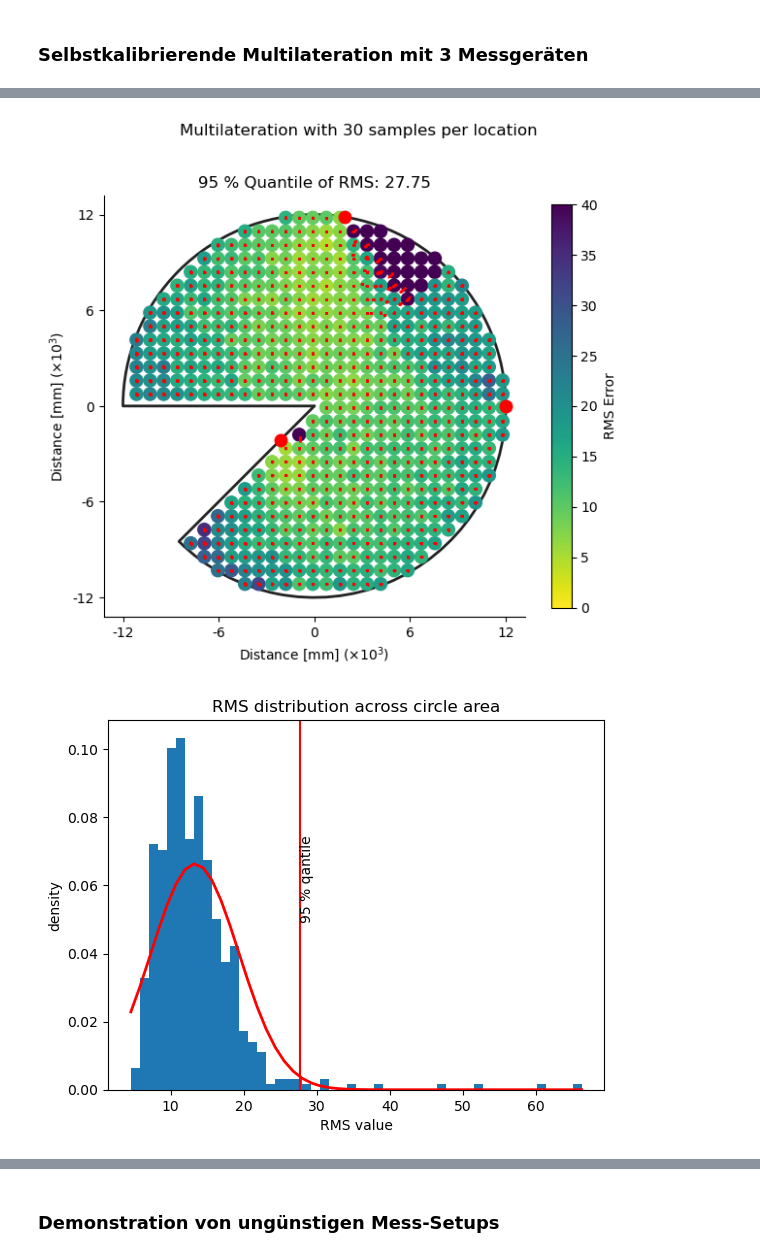
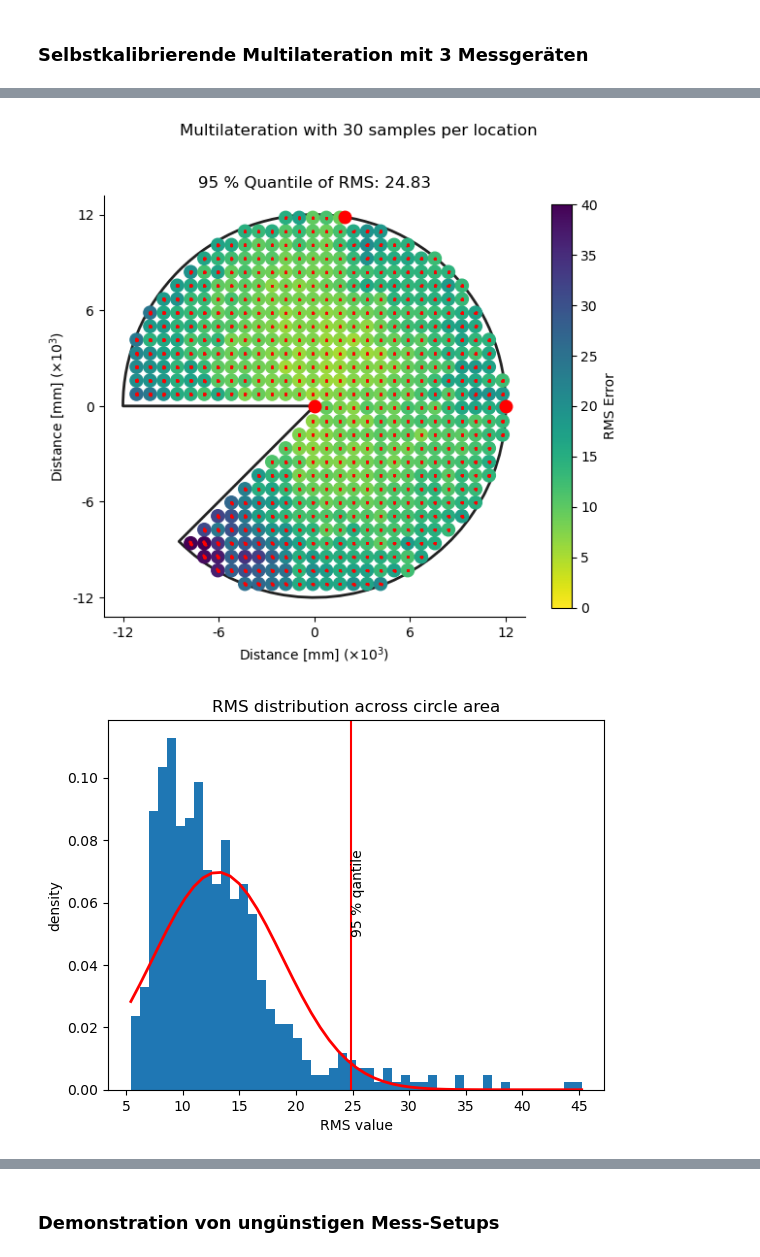
Before and after one commit to maximilian-nowak/modsim, a Jupyter notebook: projekt3_abgabe.ipynb, the cells around one changed output, grey strips where cells are left out. Cells and saved outputs as stored; diff of their text form; code cells hidden in the pictures.

```diff
--- a/projekt3_abgabe.ipynb
+++ b/projekt3_abgabe.ipynb
@@ -139,7 +138,7 @@ def find_intersections(anchor_visible, sigmas_visible, anchor_data, R):
         center_x, center_y = result.x
         intercepts.append([center_x, center_y])
 
-    return intercepts
+    return np.array(intercepts)
 
 def simulate_measurements(x_a, y_a, x, y, sigma, L):
     """ Draws L normally distributed samples for a given distance.
@@ -198,8 +197,11 @@ def run_multilat_sim(X, Y, anchors, sigmas, L=20, R=12000):
         if(len(anchor_visible) > 1):
             z = np.array([Xi, Yi])
             z_approx = find_intersections(anchor_visible, sigmas_visible, anchor_data, R)
-            rms_grid[i] = np.sqrt(np.mean((z - z_approx)**2))
-            measured_pnts.append(z_approx)
+            if(z_approx.T.shape[0] == z.shape[0]):
+                rms_grid[i] = np.sqrt(np.mean((z - z_approx)**2))
+                measured_pnts.append(z_approx)
+            else:
+                rms_grid[i] = np.NaN
         else:
             rms_grid[i] = np.NaN
 
@@ -318,17 +320,26 @@ def f_cost(x0, *args):
 
     # translate positions to cartesian coordinates
     anchors = [(R*np.cos(theta), R*np.sin(theta)) for theta in [theta1, theta2]]
-    anchors.append((r*np.cos(np.pi*1.25), r*np.sin(np.pi*1.25)))
+    if r==0:
+        anchors.append((0,0))
+    else:
+        anchors.append((r*np.cos(np.pi*1.25), r*np.sin(np.pi*1.25)))
 
     # determine rms of all grid points with current parameters
     rms, datapoints = run_multilat_sim(grid[:, 0], grid[:, 1], anchors, sigmas, L=L)
 
-    # as metric return 95 % quantile of all non NaN values
-    return np.quantile(rms[~np.isnan(rms)], 0.95)
+    # if any NaN values encountered return Nan, otherwise 95% quantile
+    if len(rms[np.isnan(rms)]):
+        return np.NaN
+    else:
+        return np.quantile(rms, 0.95)
+
 
 
 def tune_hyperparams(x0, args):
-    """ Brute force method to find best parameters within given ranges.
+    """ Adaptive brute force method to find best parameters within given ranges.
+        If optimum of one parameter is identified, all subsequent runs will use
+        the new optimum for that parameter.
     """
     bnds, loss_args = args
 
@@ -341,8 +352,14 @@ def tune_hyperparams(x0, args):
         for p_val in np.arange(lb, rb, step):
             params = x0
             params[i] = p_val
-            rms_i[p_val] = f_cost(params, *loss_args)
-            print("- test run with parameters: %s. RMS: %.2f" % (str(params), rms_i[p_val]))
+            res_x = f_cost(params, *loss_args)
+
+            # if result is nan ignore them
+            if ~np.isnan(res_x):
+                rms_i[p_val] = res_x
+                print("- test run with parameters: %s. RMS: %.2f" % (str(params), rms_i[p_val]))
+            else:
+                print("- test run with parameters: %s. RMS: NaN. Result ignored." % str(params))
 
         # find minimum in dict of results
         min_val = min(rms_i, key=rms_i.get)
@@ -362,7 +379,7 @@ s3 = lambda r: 0.5 + 0.002*r
 sigmas = [s1, s2, s3]
 
 # tune hyperparams setup
-# number of grid points and L are slightly downgraded for performance reasons.
+# number of grid points and taken measurements L are slightly downgraded for performance reasons.
 R = 12000
 L = 10
 grid_opt = generate_circle_grid(12000, 1000)
@@ -370,11 +387,12 @@ grid_opt = generate_circle_grid(12000, 1000)
 # intervals on which to optimize the parameters on
 bnds = [(np.pi*0.25, np.pi*0.5, np.pi*0.1),
         (np.pi*0, np.pi*(4/16), np.pi*(1/16)),
-        (8000, 1000, -1000)]
+        (0, 7500, 1500)]
 
 thetas_guess = [np.pi*0.25, 0]
 x0 = thetas_guess
-x0.insert(0, 8000)
+x0.append(0)
+print(x0)
 
 # start optimization
 res_x = tune_hyperparams(x0, args=(bnds, (R, L, grid_opt, sigmas)))
@@ -382,7 +400,10 @@ theta1_opt, theta2_opt, r_opt = res_x
 
 # initialize anchor location with optimized locations
 anchors = [(R*np.cos(theta), R*np.sin(theta)) for theta in [theta1_opt, theta2_opt]]
-anchors.append((r_opt*np.cos(np.pi*1.25), r_opt*np.sin(np.pi*1.25)))
+if r_opt==0:
+    anchors.append((0,0))
+else:
+    anchors.append((r_opt*np.cos(np.pi*1.25), r_opt*np.sin(np.pi*1.25)))
 anchors = np.array(anchors)
 print("\nLocation of anchors:\n %s" % (str(anchors)))
 
@@ -446,2 +467,2 @@ Grid pts: (534, 2)
-[figure, old version]
+[figure, new version]
-[figure, old version]
+[figure, new version]
```
Also changed, not shown: parts of 8 cells of this notebook.
